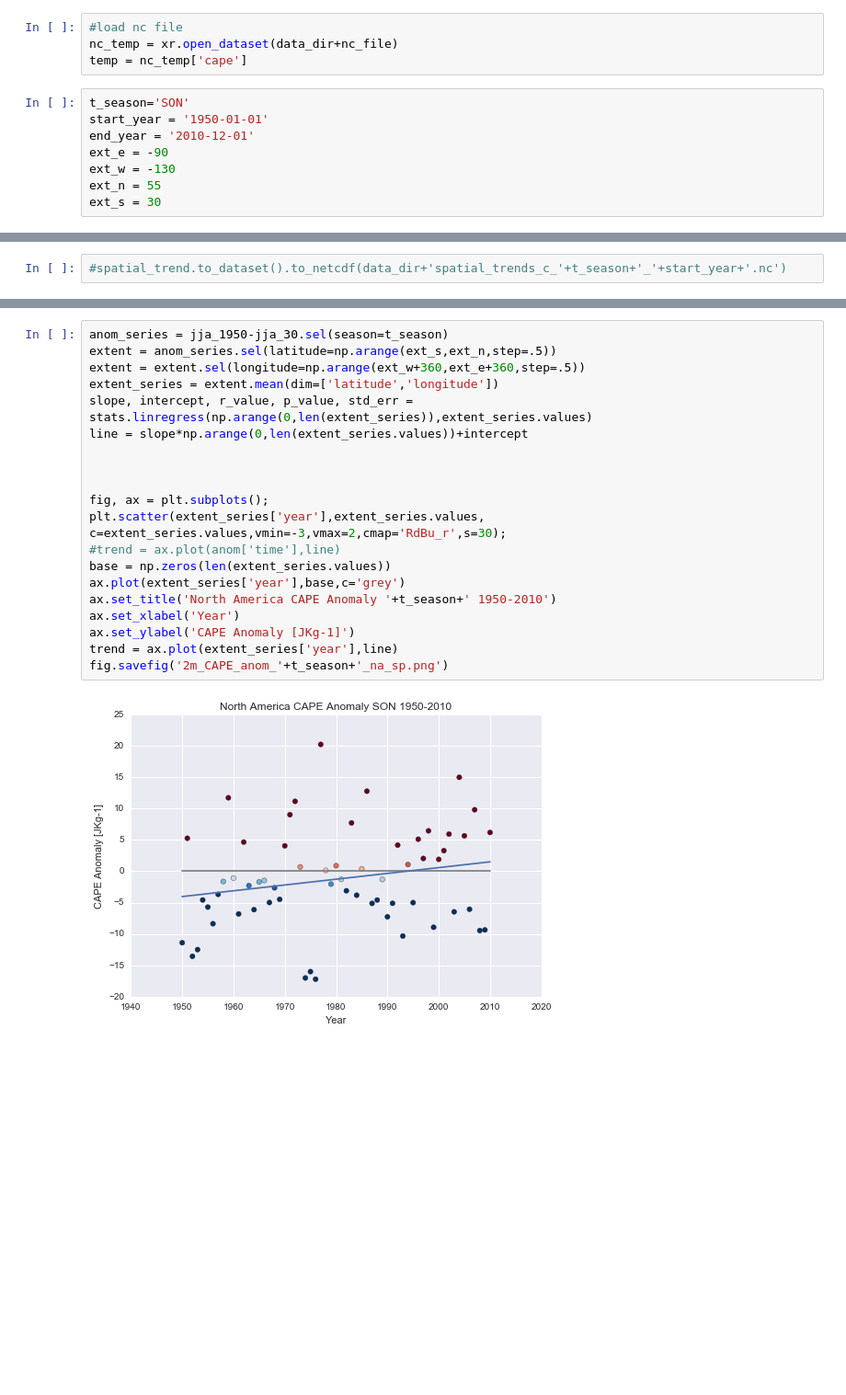
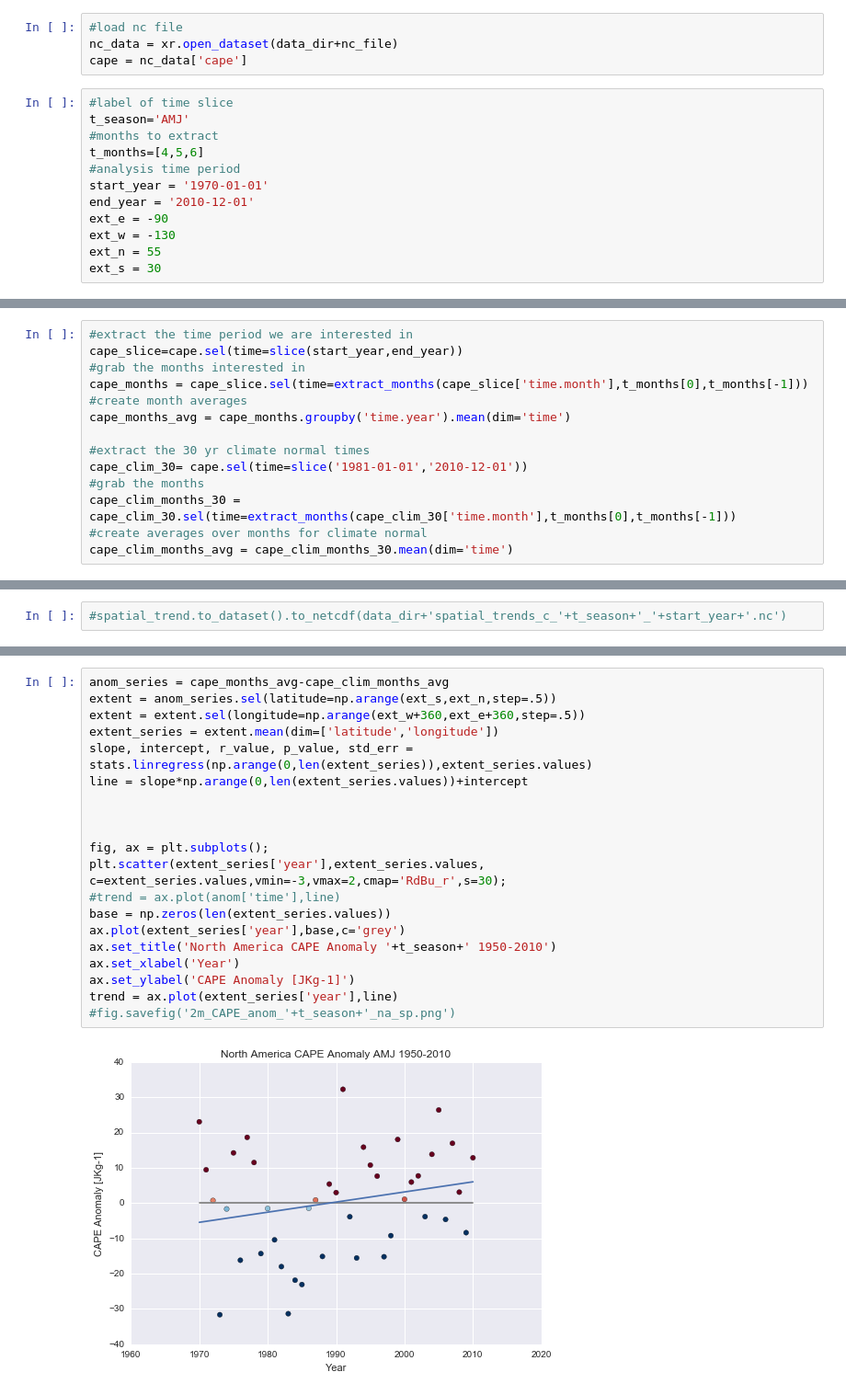
Before and after one commit to gbromley/ERA-20C_analysis, a Jupyter notebook: spatial_trends-cape.ipynb, the cells around one changed output, grey strips where cells are left out. Shown: that part at 92% size. Drawn from its saved outputs; the diff is of its cells as text; blank space fills up the shorter version.

Commit message:
updated functions in cape analysis

```diff
--- a/spatial_trends-cape.ipynb
+++ b/spatial_trends-cape.ipynb
@@ -15,11 +18,15 @@ nc_file = 'NA_cape_1900-2010.nc'
 months = pd.date_range('1900-01-01','2010-12-01',freq='MS')
 # %%
 #load nc file
-nc_temp = xr.open_dataset(data_dir+nc_file)
-temp = nc_temp['cape']
+nc_data = xr.open_dataset(data_dir+nc_file)
+cape = nc_data['cape']
 # %%
-t_season='SON'
-start_year = '1950-01-01'
+#label of time slice
+t_season='AMJ'
+#months to extract
+t_months=[4,5,6]
+#analysis time period
+start_year = '1970-01-01'
 end_year = '2010-12-01'
 ext_e = -90
 ext_w = -130
@@ -36,0 +35,14 @@ spatial_trend = temp.isel(time=1).copy(deep=True)
+# %%
+#extract the time period we are interested in
+cape_slice=cape.sel(time=slice(start_year,end_year))
+#grab the months interested in
+cape_months = cape_slice.sel(time=extract_months(cape_slice['time.month'],t_months[0],t_months[-1]))
+#create month averages
+cape_months_avg = cape_months.groupby('time.year').mean(dim='time')
+
+#extract the 30 yr climate normal times
+cape_clim_30= cape.sel(time=slice('1981-01-01','2010-12-01'))
+#grab the months
+cape_clim_months_30 = cape_clim_30.sel(time=extract_months(cape_clim_30['time.month'],t_months[0],t_months[-1]))
+#create averages over months for climate normal
+cape_clim_months_avg = cape_clim_months_30.mean(dim='time')
@@ -73,22 +97,22 @@ axes property.  A removal date has not been set.
 # %%
-anom_series = jja_1950-jja_30.sel(season=t_season)
+anom_series = cape_months_avg-cape_clim_months_avg
 extent = anom_series.sel(latitude=np.arange(ext_s,ext_n,step=.5))
 extent = extent.sel(longitude=np.arange(ext_w+360,ext_e+360,step=.5))
 extent_series = extent.mean(dim=['latitude','longitude'])
 slope, intercept, r_value, p_value, std_err = stats.linregress(np.arange(0,len(extent_series)),extent_series.values)
 line = slope*np.arange(0,len(extent_series.values))+intercept
 
 
 
 fig, ax = plt.subplots();
 plt.scatter(extent_series['year'],extent_series.values, c=extent_series.values,vmin=-3,vmax=2,cmap='RdBu_r',s=30);
 #trend = ax.plot(anom['time'],line)
 base = np.zeros(len(extent_series.values))
 ax.plot(extent_series['year'],base,c='grey')
 ax.set_title('North America CAPE Anomaly '+t_season+' 1950-2010')
 ax.set_xlabel('Year')
 ax.set_ylabel('CAPE Anomaly [JKg-1]')
 trend = ax.plot(extent_series['year'],line)
-fig.savefig('2m_CAPE_anom_'+t_season+'_na_sp.png')
+#fig.savefig('2m_CAPE_anom_'+t_season+'_na_sp.png')
 # %% [output]
-[figure, old version]
+[figure, new version]
```
Also changed, not shown: parts of 6 cells of this notebook, 1 other file.
